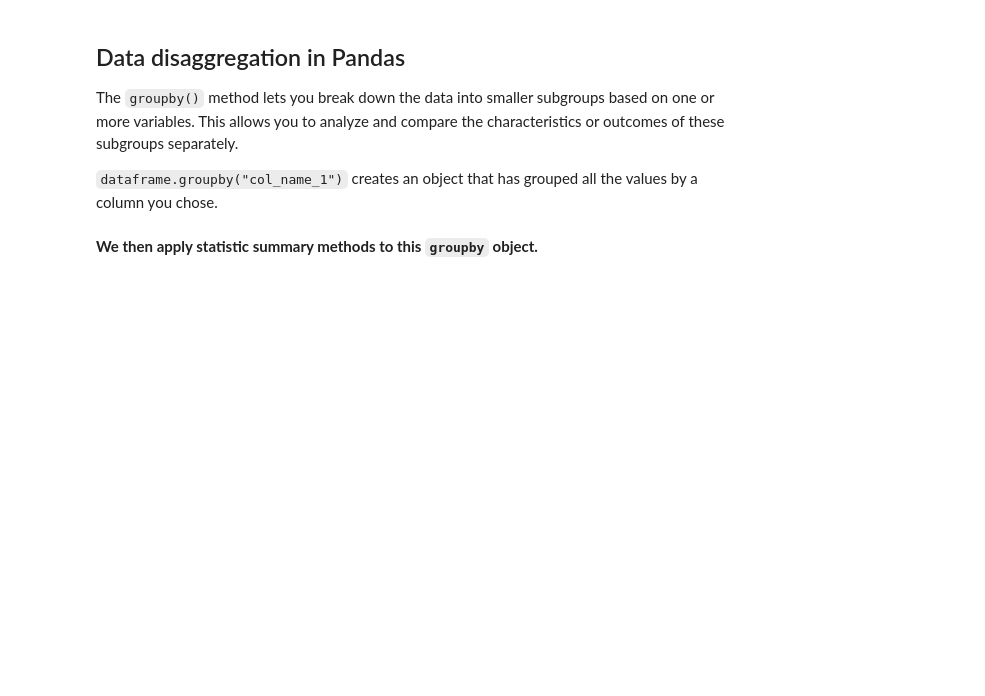
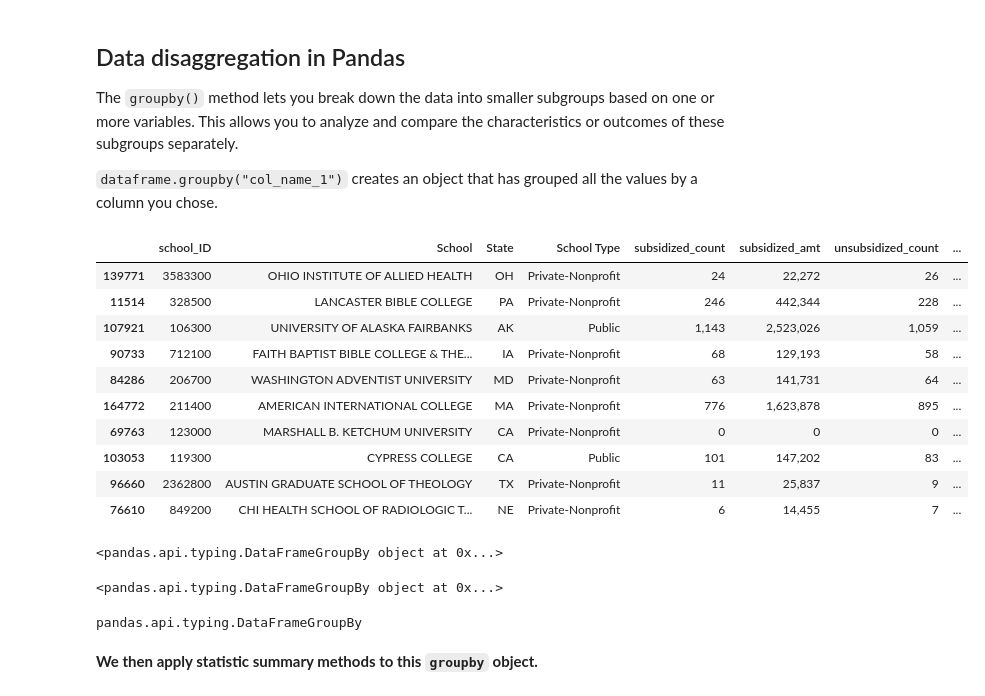
Before and after one commit to lauraplive/wk-9-agg, a Jupyter notebook: wk9-agg-disagg-BLANK.ipynb, the cells around one changed output. Drawn from its saved outputs; the diff is of its cells as text; code cells hidden in the pictures; blank space fills up the shorter version.

````diff
--- a/wk9-agg-disagg-BLANK.ipynb
+++ b/wk9-agg-disagg-BLANK.ipynb
@@ -31,3 +66,8 @@ df
 ## convert string numbers to numbers
 # cols = ["subsidized_count", "subsidized_amt", "unsubsidized_count", "unsubsidized_amt"]  # columns to convert
 # df[cols] = df[cols].apply(pd.to_numeric, errors="coerce")  # apply to each column individually
+
+cols = ["subsidized_count", "subsidized_amt", "unsubsidized_count", "unsubsidized_amt"]
+# columns to convert
+df[cols] = df[cols].apply(pd.to_numeric, errors="coerce")  # apply to each column individually
+cols
@@ -72,6 +184,9 @@
 # %%
 ## run the display code here
-# pd.options.display.float_format = '{:,.0f}'.format
+pd.options.display.float_format = '{:,.0f}'.format
+
+## This pd options is great to run
+## To UN-comment something, just click on the line and click command + forward slash
 # %%
 ## multiple aggregation single column
 # %% [markdown]
@@ -96,5 +220,22 @@ For example, here's a breakdown from the mock entry level professional jobs data
 The `groupby()` method lets you break down the data into smaller subgroups based on one or more variables. This allows you to analyze and compare the characteristics or outcomes of these subgroups separately.
 
 ```dataframe.groupby("col_name_1")``` creates an object that has grouped all the values by a column you chose.
+# %%
+df.sample(10)
+# %% [output]
+|  | school_ID | School | State | School Type | subsidized_count | subsidized_amt | unsubsidized_count | ... |
+| 139771 | 3583300 | OHIO INSTITUTE OF ALLIED HEALTH | OH | Private-Nonprofit | 24 | 22,272 | 26 | ... |
+| 11514 | 328500 | LANCASTER BIBLE COLLEGE | PA | Private-Nonprofit | 246 | 442,344 | 228 | ... |
+| 107921 | 106300 | UNIVERSITY OF ALASKA FAIRBANKS | AK | Public | 1,143 | 2,523,026 | 1,059 | ... |
+| 90733 | 712100 | FAITH BAPTIST BIBLE COLLEGE & THE... | IA | Private-Nonprofit | 68 | 129,193 | 58 | ... |
+| 84286 | 206700 | WASHINGTON ADVENTIST UNIVERSITY | MD | Private-Nonprofit | 63 | 141,731 | 64 | ... |
+| 164772 | 211400 | AMERICAN INTERNATIONAL COLLEGE | MA | Private-Nonprofit | 776 | 1,623,878 | 895 | ... |
+| 69763 | 123000 | MARSHALL B. KETCHUM UNIVERSITY | CA | Private-Nonprofit | 0 | 0 | 0 | ... |
+| 103053 | 119300 | CYPRESS COLLEGE | CA | Public | 101 | 147,202 | 83 | ... |
+| 96660 | 2362800 | AUSTIN GRADUATE SCHOOL OF THEOLOGY | TX | Private-Nonprofit | 11 | 25,837 | 9 | ... |
+| 76610 | 849200 | CHI HEALTH SCHOOL OF RADIOLOGIC T... | NE | Private-Nonprofit | 6 | 14,455 | 7 | ... |
 # %%
 ## recall our education data
+df.groupby("academic_yr")
+# %% [output]
+<pandas.api.typing.DataFrameGroupBy object at 0x...>
@@ -101,6 +244,16 @@ The `groupby()` method lets you break down the data into smaller subgroups based
 # %%
 ## groupby academic year
+
+dfyr = df.groupby("academic_yr")
+dfyr
+# %% [output]
+<pandas.api.typing.DataFrameGroupBy object at 0x...>
 # %%
 ## call it
+type(dfyr)
+
+## we are asking it what kind of object it is
+# %% [output]
+pandas.api.typing.DataFrameGroupBy
 # %%
 ## what type of object was created
````
Also changed, not shown: parts of 22 cells of this notebook.
